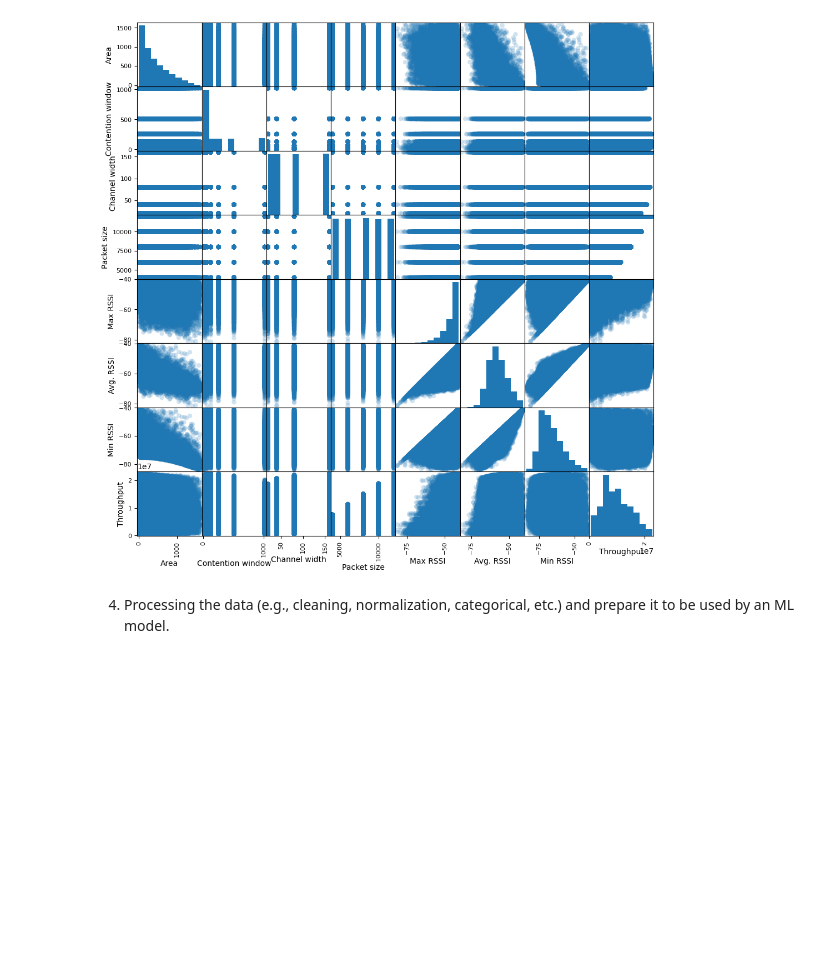
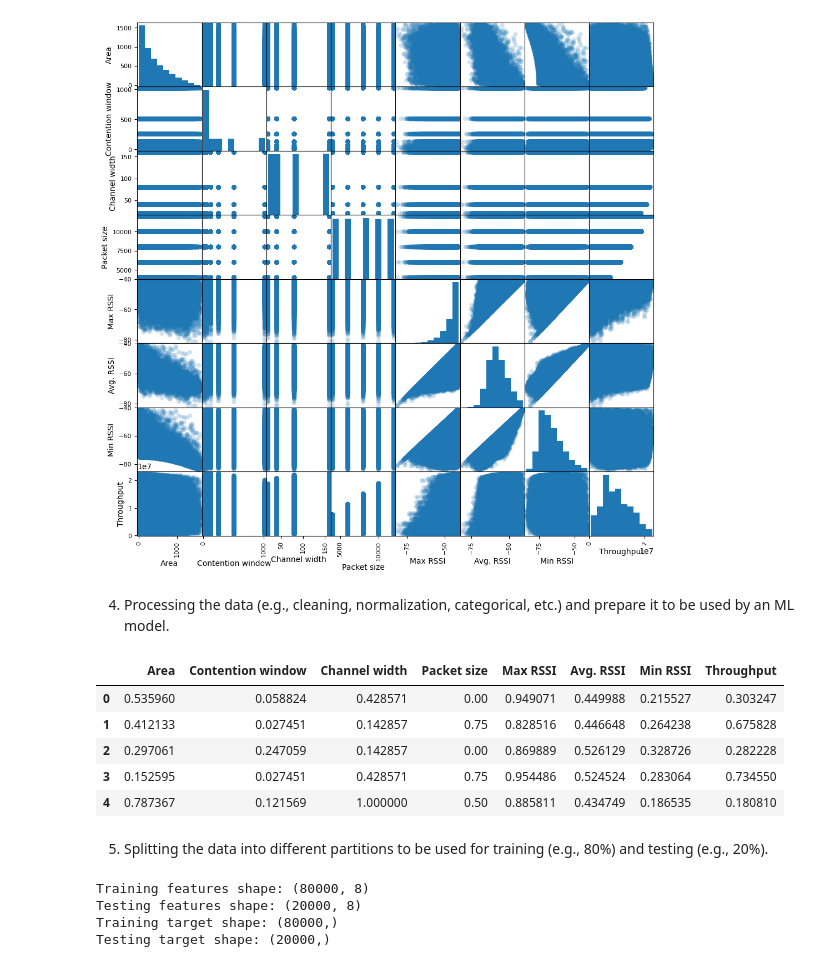
Before and after one commit to IsaacPerez02/ML_for_networks, a Jupyter notebook: Seminars/Seminar_01/S1.ipynb, the cells around one changed output. Drawn from its saved outputs; the diff is of its cells as text; code cells hidden in the pictures; blank space fills up the shorter version.

```diff
--- a/Seminars/Seminar_01/S1.ipynb
+++ b/Seminars/Seminar_01/S1.ipynb
@@ -188,3 +190,42 @@ plt.show()
 # %% [markdown]
 4. Processing the data (e.g., cleaning, normalization, categorical, etc.) and prepare it to
  be used by an ML model.
+# %%
+# Eliminar valores NULL
+cleaned_df = cleaned_df.dropna()
+
+# Normalizar los datos numéricos
+scaler = MinMaxScaler()
+numerical_columns = cleaned_df.select_dtypes(include=['float64', 'int64']).columns
+cleaned_df[numerical_columns] = scaler.fit_transform(cleaned_df[numerical_columns])
+
+# Mostrar el DataFrame procesado
+display(cleaned_df.head())
+# %% [output]
+|  | Area | Contention window | Channel width | Packet size | Max RSSI | Avg. RSSI | Min RSSI | Throughput |
+| 0 | 0.535960 | 0.058824 | 0.428571 | 0.00 | 0.949071 | 0.449988 | 0.215527 | 0.303247 |
+| 1 | 0.412133 | 0.027451 | 0.142857 | 0.75 | 0.828516 | 0.446648 | 0.264238 | 0.675828 |
+| 2 | 0.297061 | 0.247059 | 0.142857 | 0.00 | 0.869889 | 0.526129 | 0.328726 | 0.282228 |
+| 3 | 0.152595 | 0.027451 | 0.428571 | 0.75 | 0.954486 | 0.524524 | 0.283064 | 0.734550 |
+| 4 | 0.787367 | 0.121569 | 1.000000 | 0.50 | 0.885811 | 0.434749 | 0.186535 | 0.180810 |
+# %% [markdown]
+5. Splitting the data into different partitions to be used for training (e.g., 80%) and testing
+ (e.g., 20%).
+# %%
+# Define the features (X) and target (y)
+X = cleaned_df.drop(columns=['Throughput'])
+y = cleaned_df['Throughput']
+
+# Split the data into training (80%) and testing (20%) sets
+X_train, X_test, y_train, y_test = train_test_split(X, y, test_size=0.2, random_state=42)
+
+# Display the shapes of the resulting datasets
+print("Training features shape:", X_train.shape)
+print("Testing features shape:", X_test.shape)
+print("Training target shape:", y_train.shape)
+print("Testing target shape:", y_test.shape)
+# %% [output]
+Training features shape: (80000, 8)
+Testing features shape: (20000, 8)
+Training target shape: (80000,)
+Testing target shape: (20000,)
```
Also changed, not shown: parts of 1 cell of this notebook.
